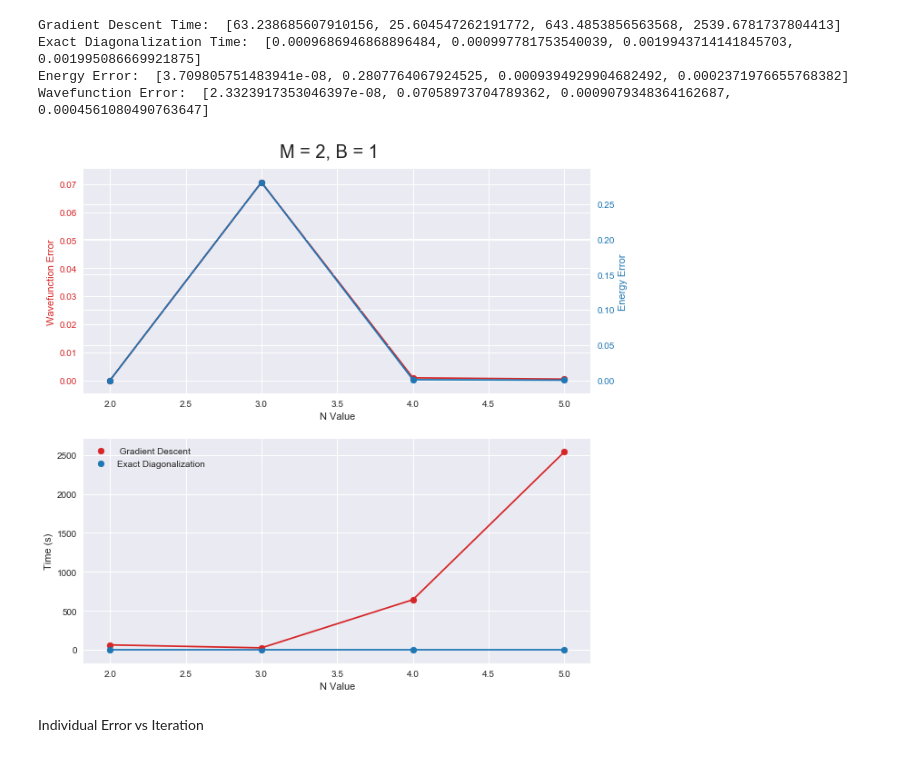
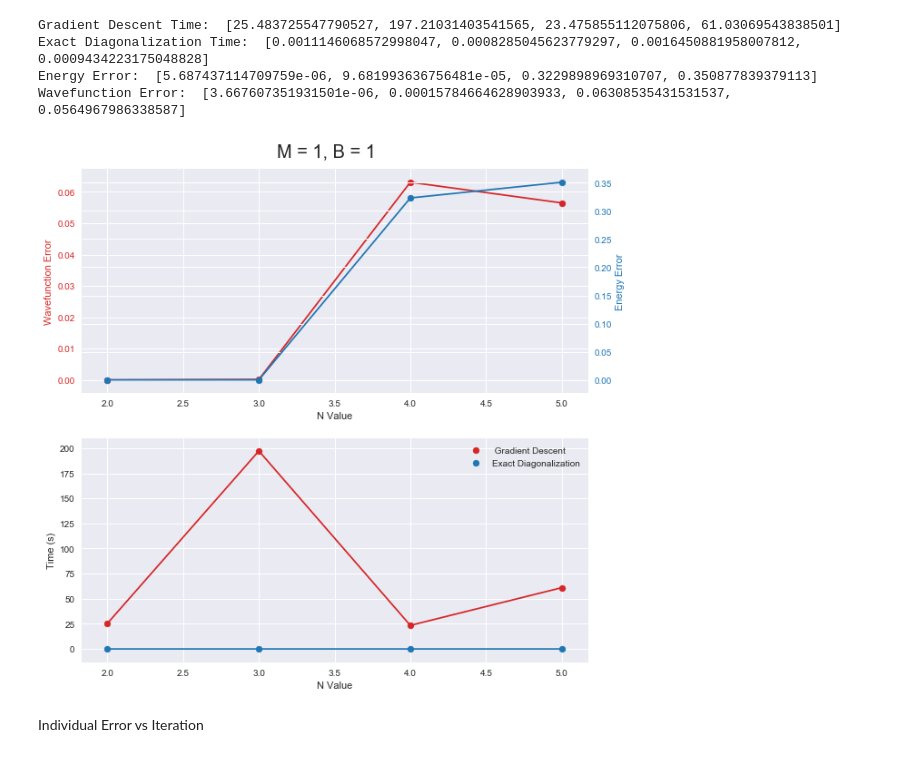
Before and after one commit to aorfi/Phys459, a Jupyter notebook: RBMGroundStateComputationTime.ipynb, the cells around one changed output. Cells and saved outputs as stored; diff of their text form; code cells hidden in the pictures.

```diff
--- a/RBMGroundStateComputationTime.ipynb
+++ b/RBMGroundStateComputationTime.ipynb
@@ -178,7 +178,7 @@ class GradDescent:
     def __call__(self, N, M):
         par = ranRBMpar(N,M)
         H = self.hamiltonian
-        min = scipy.optimize.fmin_cg(varEnergy,par,args= (N,M,H),gtol = 1e-08,maxiter=10*len(par), full_output=True, retall = True, disp=True)
+        min = scipy.optimize.fmin_cg(varEnergy,par,args= (N,M,H),gtol = 1e-04, full_output=True, retall = True, disp=True)
         #Ground State
         found_gs = RBM_ansatz(min[0],N, M)
         found_gs = found_gs.unit()
@@ -218,24 +218,24 @@ for i in range(N_values.size):
     #gradient descent
     gradDescent = GradDescent(N_values[i], B, A0)
     gd = gradDescent(N_values[i], M)
-    MgdResults.append(gd)
-    MgdState.append(gd[0])
-    MgdTime.append(gd[1])
+    M1gdResults.append(gd)
+    M1gdState.append(gd[0])
+    M1gdTime.append(gd[1])
 
 
     #exact diagonalization
     groundState = GroundState(N_values[i],B,A0)
     ed = groundState()
-    MedState.append(ed[0])
-    MedTime.append(ed[1])
+    M1edState.append(ed[0])
+    M1edTime.append(ed[1])
 
     #Error
     gdEng = gd[0][2]
     edEng = ed[0][0]
-    ActualEng.append(edEng)
+    M1ActualEng.append(edEng)
     gdState = gd[0][1]
     edState = ed[0][1]
     errTemp = err(gdState,edState,gdEng,edEng)
-    MengErr.append(errTemp[0])
-    MstateErr.append(errTemp[1])
+    M1engErr.append(errTemp[0])
+    M1stateErr.append(errTemp[1])
 # %% [output]
@@ -262,48 +262,48 @@ Warning: Maximum number of iterations has been exceeded.
 # %%
-print('Gradient Descent Time: ', MgdTime)
-print('Exact Diagonalization Time: ', MedTime)
-print('Energy Error: ', MengErr)
-print('Wavefunction Error: ', MstateErr)
+print('Gradient Descent Time: ', M1gdTime)
+print('Exact Diagonalization Time: ', M1edTime)
+print('Energy Error: ', M1engErr)
+print('Wavefunction Error: ', M1stateErr)
 # %% [output]
-Gradient Descent Time:  [63.238685607910156, 25.604547262191772, 643.4853856563568, 2539.6781737804413]
-Exact Diagonalization Time:  [0.0009686946868896484, 0.000997781753540039, 0.0019943714141845703, 0.001995086669921875]
-Energy Error:  [3.709805751483941e-08, 0.2807764067924525, 0.0009394929904682492, 0.0002371976655768382]
-Wavefunction Error:  [2.3323917353046397e-08, 0.07058973704789362, 0.0009079348364162687, 0.0004561080490763647]
+Gradient Descent Time:  [25.483725547790527, 197.21031403541565, 23.475855112075806, 61.03069543838501]
+Exact Diagonalization Time:  [0.0011146068572998047, 0.0008285045623779297, 0.0016450881958007812, 0.0009434223175048828]
+Energy Error:  [5.687437114709759e-06, 9.681993636756481e-05, 0.3229898969310707, 0.350877839379113]
+Wavefunction Error:  [3.667607351931501e-06, 0.00015784664628903933, 0.06308535431531537, 0.0564967986338587]
 # %%
 plt.figure(figsize=(10,10))
-ttl = plt.suptitle("M = 2, B = 1",size =20)
+ttl = plt.suptitle("M = 1, B = 1",size =20)
 ttl.set_position([.5, 0.92])
 ax1 = plt.subplot(2,1,1)
 
 color = 'tab:red'
 ax1.set_xlabel('N Value')
 ax1.set_ylabel('Wavefunction Error', color=color)
-ax1.plot(N_values, MstateErr,color=color)
-ax1.scatter(N_values, MstateErr,color=color)
+ax1.plot(N_values, M1stateErr,color=color)
+ax1.scatter(N_values, M1stateErr,color=color)
 ax1.tick_params(axis='y', labelcolor=color)
 
 ax2 = ax1.twinx()
 
 color = 'tab:blue'
 ax2.set_ylabel('Energy Error', color=color)
-ax2.plot(N_values, MengErr, color=color)
-ax2.scatter(N_values, MengErr, color=color)
+ax2.plot(N_values, M1engErr, color=color)
+ax2.scatter(N_values, M1engErr, color=color)
 ax2.tick_params(axis='y', labelcolor=color)
 
 ax3 = plt.subplot(2,1,2)
 
 color = 'tab:red'
 ax3.set_xlabel('N Value')
 ax3.set_ylabel('Time (s)')
-ax3.plot(N_values, MgdTime,color=color)
-ax3.scatter(N_values, MgdTime,color=color, label = ' Gradient Descent')
+ax3.plot(N_values, M1gdTime,color=color)
+ax3.scatter(N_values, M1gdTime,color=color, label = ' Gradient Descent')
 color = 'tab:blue'
-ax3.plot(N_values, MedTime, color=color)
-ax3.scatter(N_values, MedTime, color=color, label = 'Exact Diagonalization')
+ax3.plot(N_values, M1edTime, color=color)
+ax3.scatter(N_values, M1edTime, color=color, label = 'Exact Diagonalization')
 ax3.legend()
 plt.show()
 # %% [output]
-[figure, old version]
+[figure, new version]
 # %% [markdown]
 Individual Error vs Iteration
 # %%
```
Also changed, not shown: parts of 24 cells of this notebook, 35 other files.
